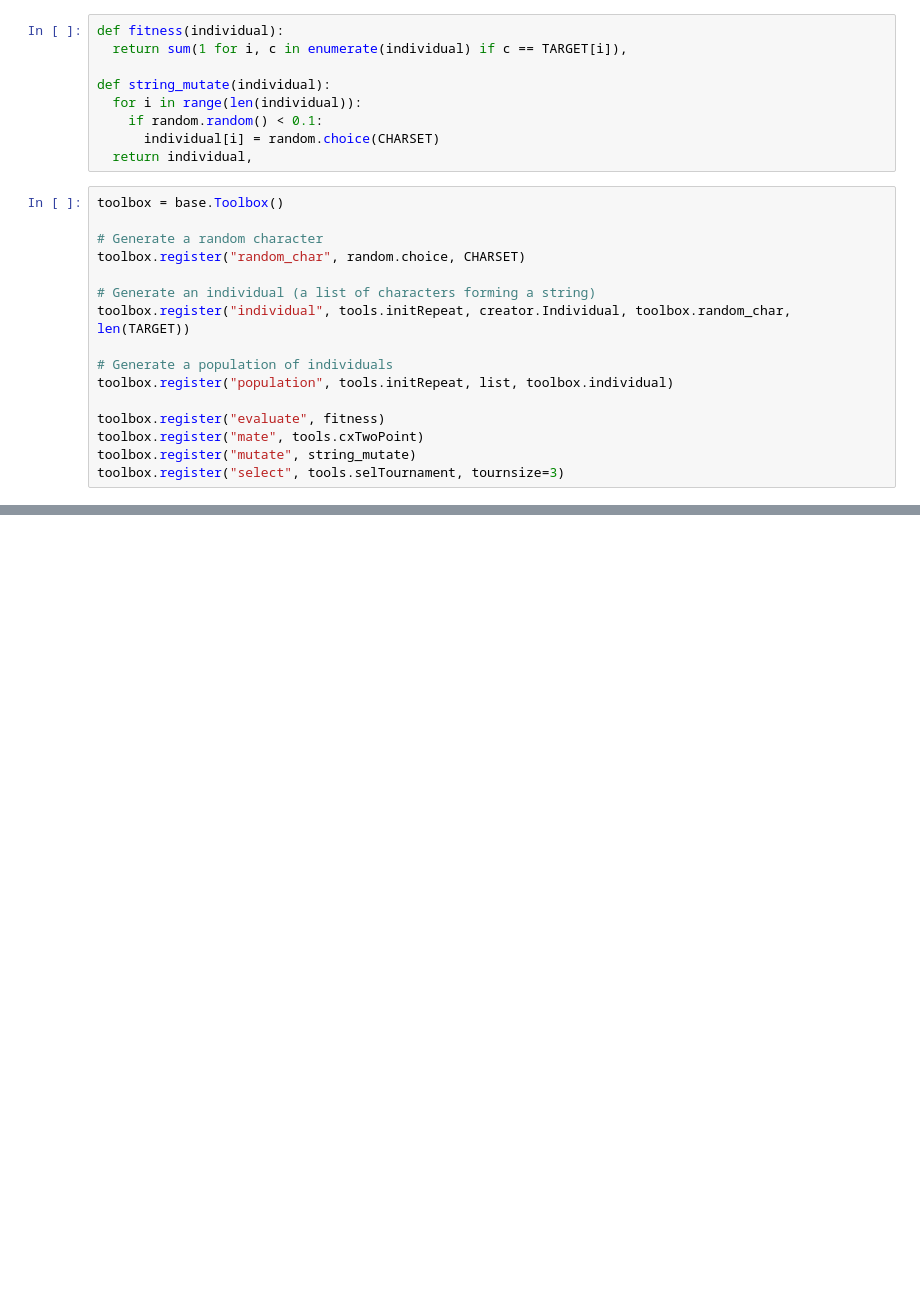
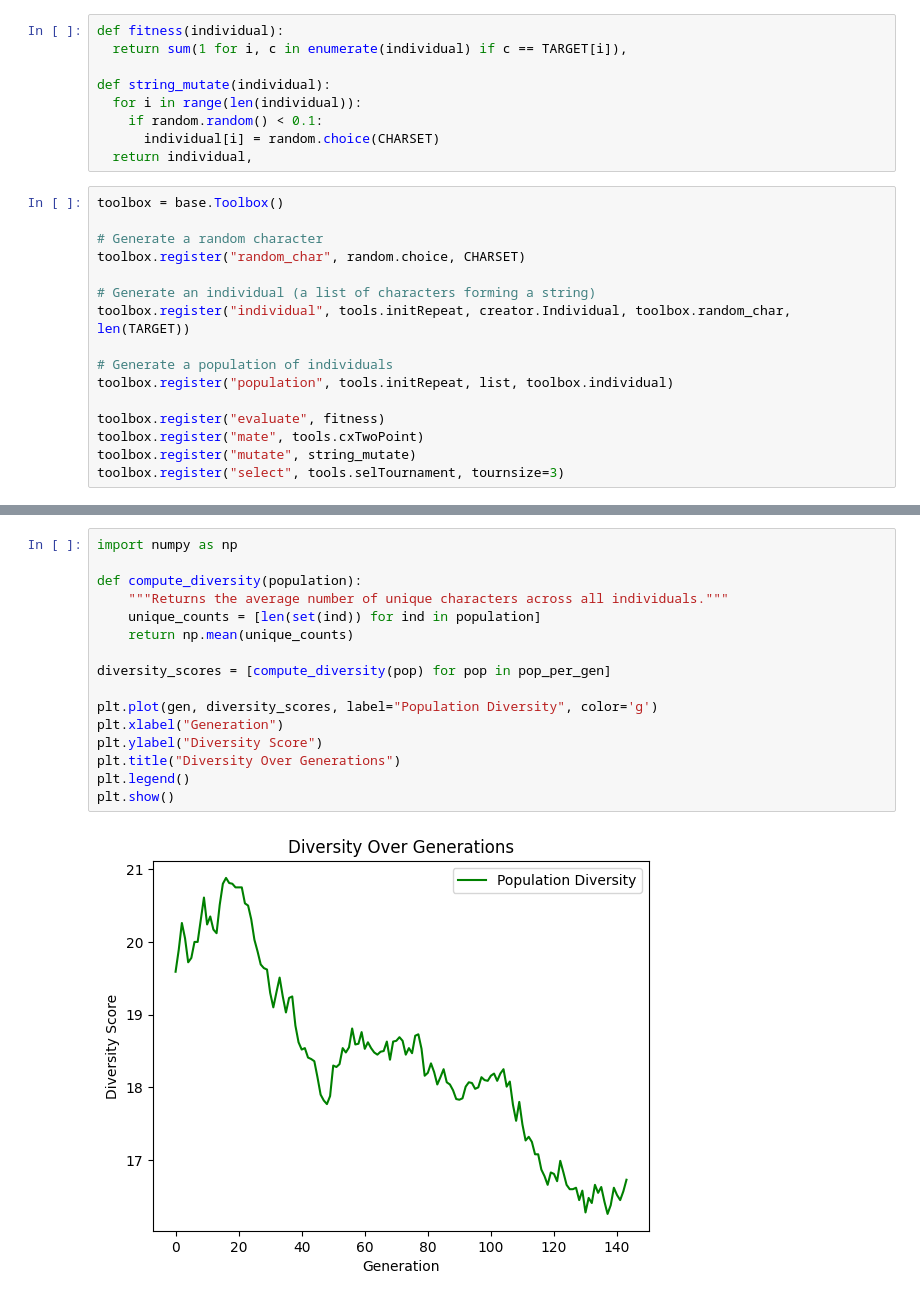
Before and after one commit to devbravo/Evolutionary-Computation, a Jupyter notebook: Genetic Algorithms/string_matching.ipynb, the cells around one changed output, grey strips where cells are left out. Cells and saved outputs as stored; diff of their text form; blank space fills up the shorter version.

```diff
--- a/Genetic Algorithms/string_matching.ipynb
+++ b/Genetic Algorithms/string_matching.ipynb
@@ -93,0 +225,18 @@ Gen 1: Best Fitness = 34.0
+# %%
+import numpy as np
+
+def compute_diversity(population):
+    """Returns the average number of unique characters across all individuals."""
+    unique_counts = [len(set(ind)) for ind in population]
+    return np.mean(unique_counts)
+
+diversity_scores = [compute_diversity(pop) for pop in pop_per_gen]
+
+plt.plot(gen, diversity_scores, label="Population Diversity", color='g')
+plt.xlabel("Generation")
+plt.ylabel("Diversity Score")
+plt.title("Diversity Over Generations")
+plt.legend()
+plt.show()
+# %% [output]
+[figure, added]
```
Also changed, not shown: parts of 8 cells of this notebook.
